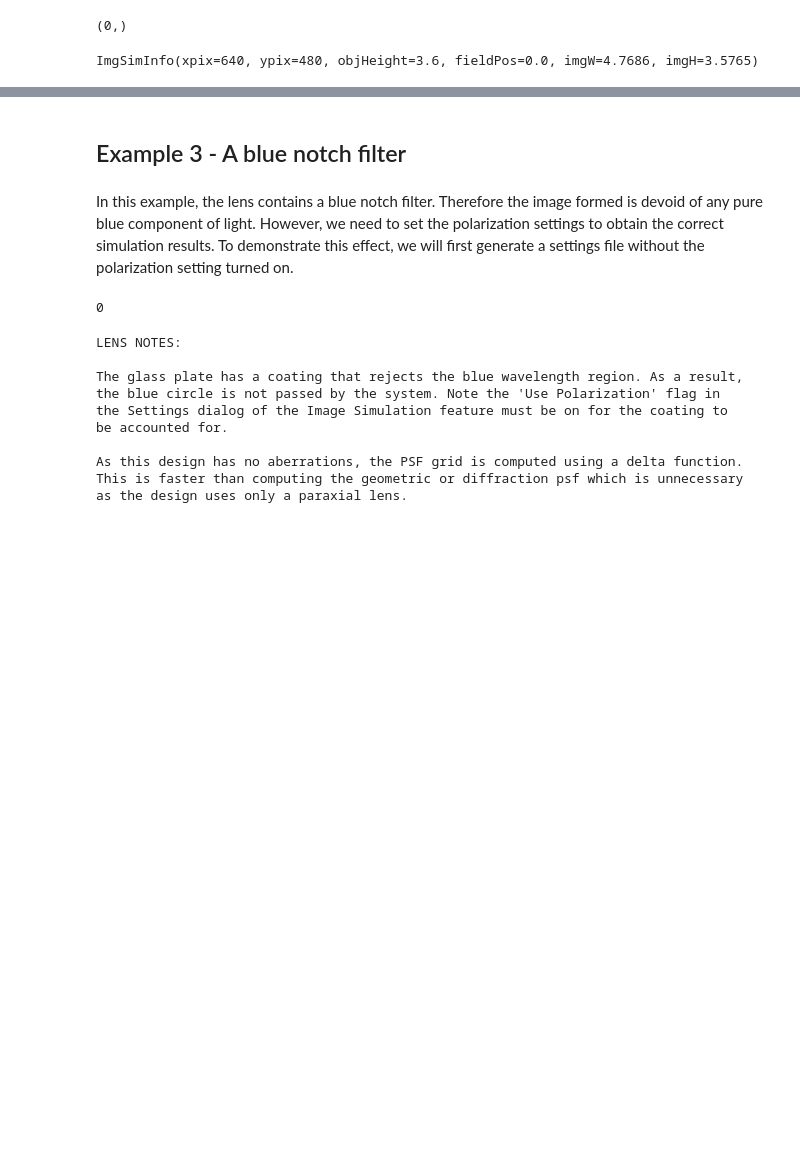
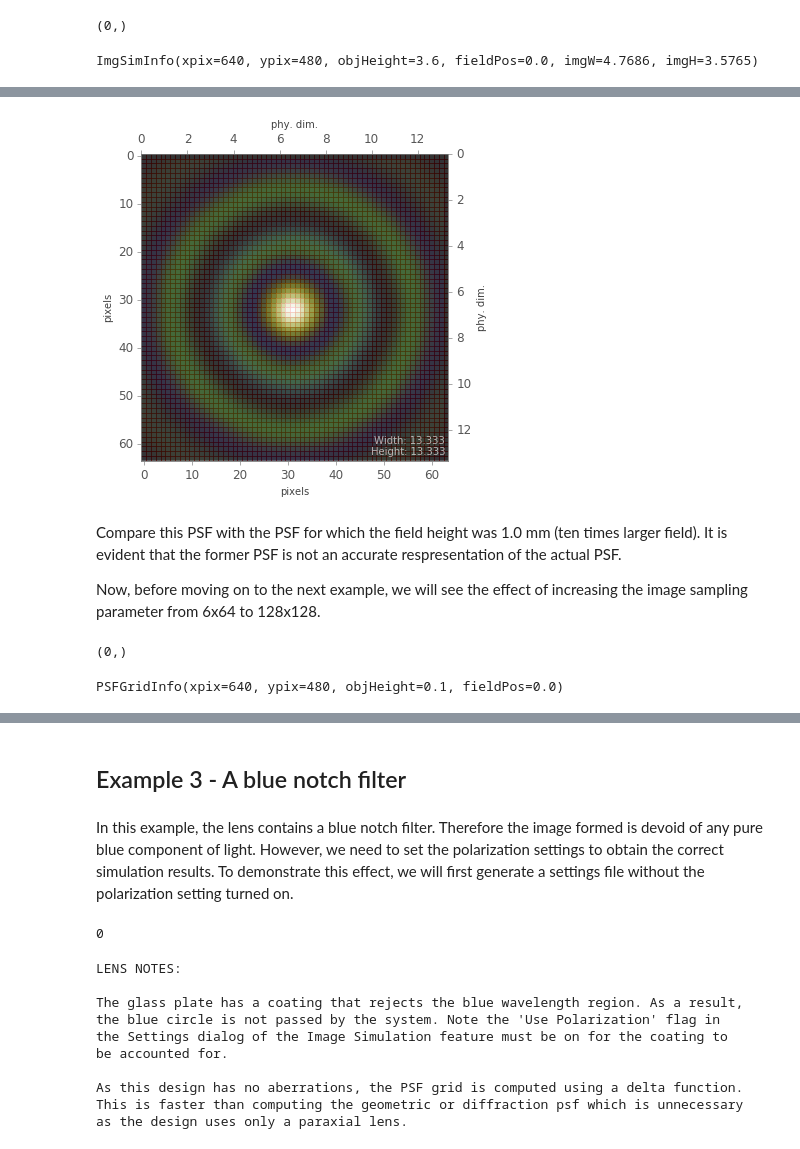
Before and after one commit to xzos/PyZDDE, a Jupyter notebook: Examples/IPNotebooks/04 Acquisition and analysis Image Simulation data from Zemax.ipynb, the cells around one changed output, grey strips where cells are left out. Drawn from its saved outputs; the diff is of its cells as text; code cells hidden in the pictures; blank space fills up the shorter version.

```diff
--- a/Examples/IPNotebooks/04 Acquisition and analysis Image Simulation data from Zemax.ipynb
+++ b/Examples/IPNotebooks/04 Acquisition and analysis Image Simulation data from Zemax.ipynb
@@ -511,4 +639,4 @@ ln.zModifyImageSimulationSettings(settingsFile=cfgfile, over=X8, height=29, show
 # %%
-img_info, img_data = ln.zGetImageSimulation(settingsFile=cfgfile, timeout=60*4)
+img_info, img_data = ln.zGetImageSimulation(settingsFile=cfgfile)
 img_info
 # %% [output]
@@ -526,0 +649,18 @@ show_around(img_data)
+# %%
+# zoomed-in to the central PSF in the field (object field)
+show_around(img_data, pixX=64, pixY=64, pixGrid=True, pixSize= 1000*img_info.objHeight/img_info.ypix)
+# %% [output]
+[figure, added]
+# %% [markdown]
+Compare this PSF with the PSF for which the field height was 1.0 mm (ten times larger field). It is evident that the former PSF is not an accurate respresentation of the actual PSF.
+
+Now, before moving on to the next example, we will see the effect of increasing the image sampling parameter from 6x64 to 128x128.
+# %%
+ln.zModifyImageSimulationSettings(settingsFile=cfgfile, imgSample=S128by128)
+# %% [output]
+(0,)
+# %%
+img_info, img_data = ln.zGetImageSimulation(settingsFile=cfgfile)
+img_info
+# %% [output]
+PSFGridInfo(xpix=640, ypix=480, objHeight=0.1, fieldPos=0.0)
```
Also changed, not shown: parts of 51 cells of this notebook, 2 other files.
